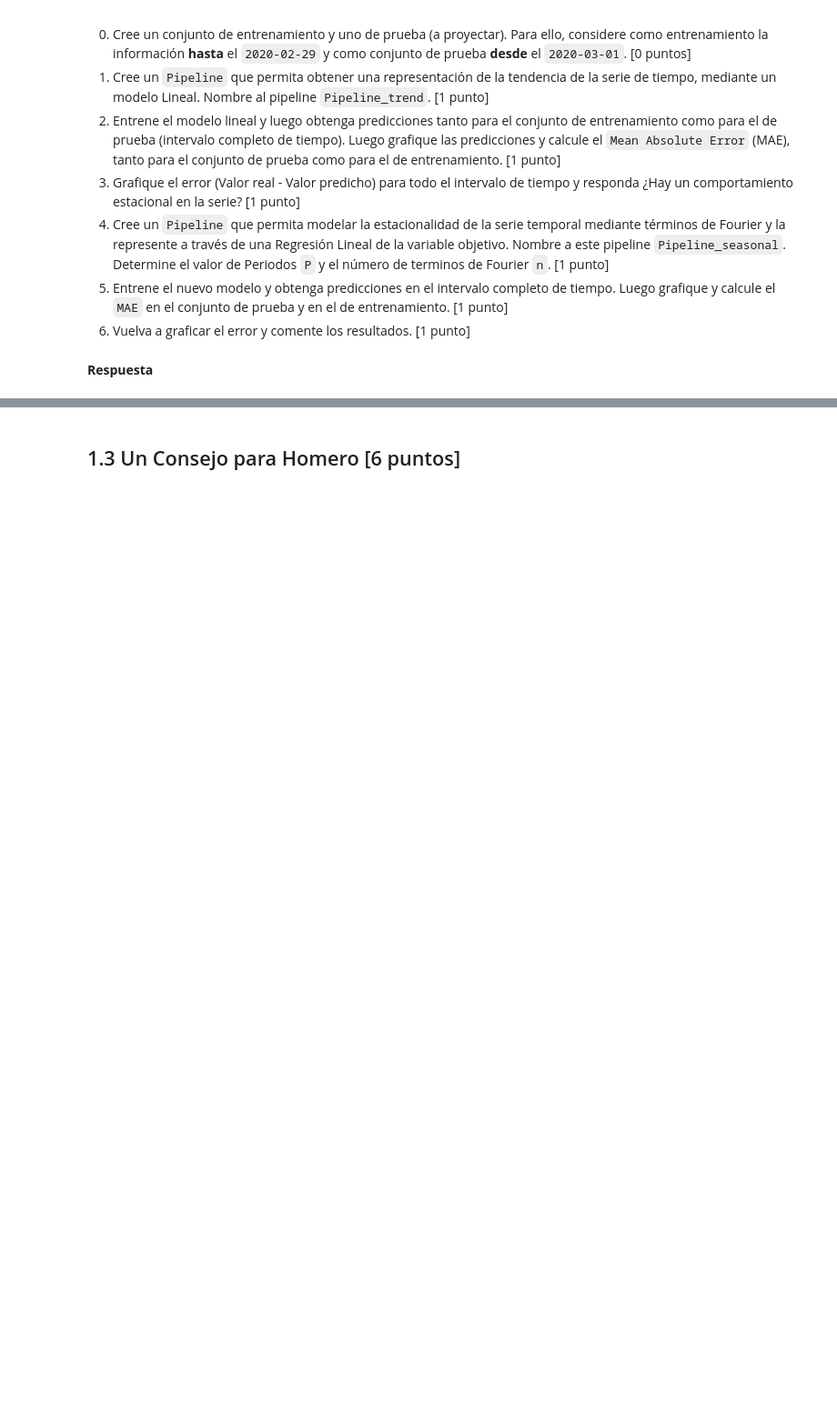
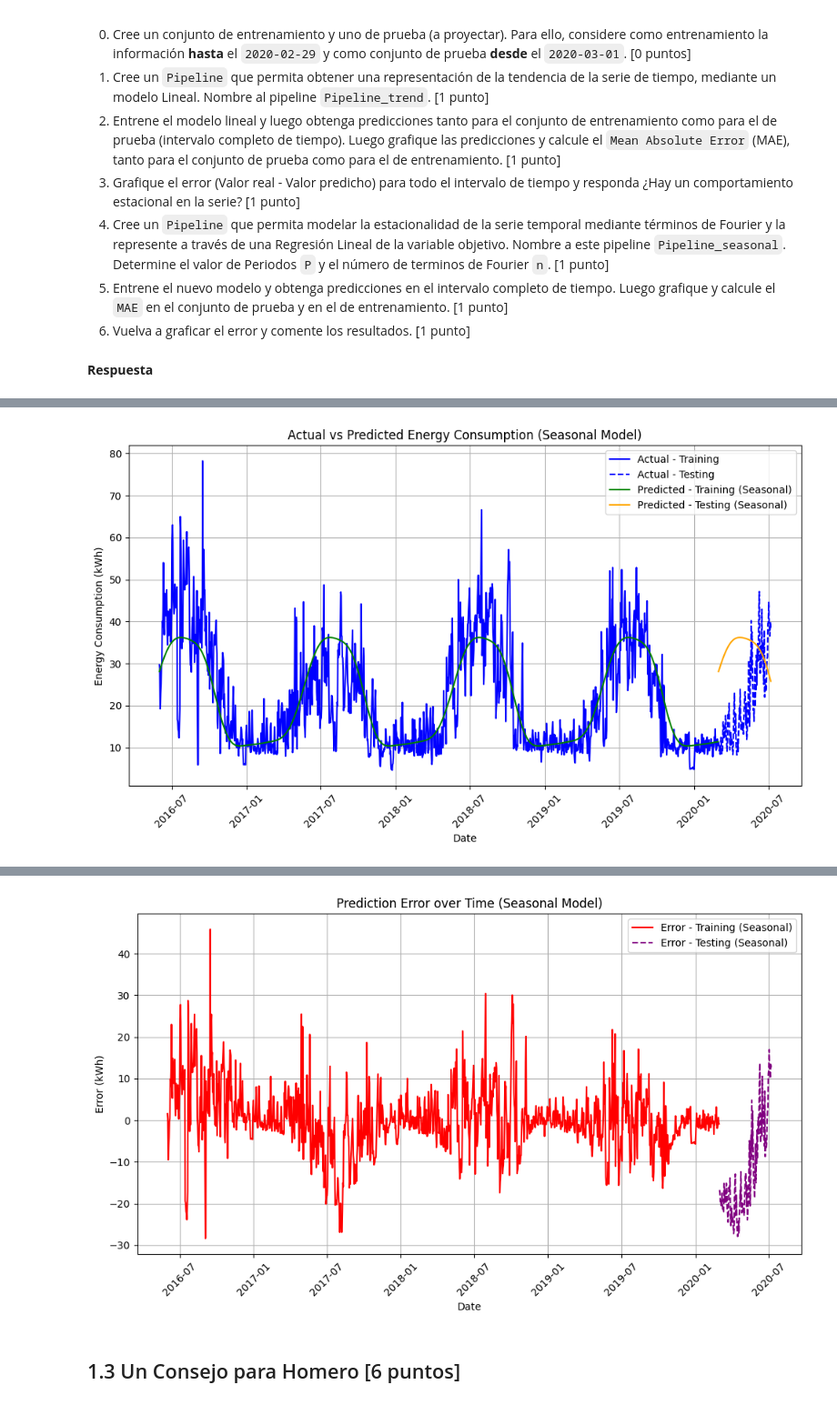
Before and after one commit to Qajirr/MDS7202-Labs, a Jupyter notebook: Lab 8 - Forecasting/Lab_8_Enunciado.ipynb, the cells around one changed output, grey strips where cells are left out. Shown at 91% size. Saved outputs shown, nothing was run; the diff lists cells and outputs as text; code cells hidden in the pictures; blank space fills up the shorter version.

```diff
--- a/Lab 8 - Forecasting/Lab_8_Enunciado.ipynb
+++ b/Lab 8 - Forecasting/Lab_8_Enunciado.ipynb
@@ -134,0 +291,75 @@ Usted, como buen ciudadano de Springfield, decide ayudar a Homero, el cual le pi
+# %%
+from sklearn.preprocessing import FunctionTransformer
+
+# Define a function to create Fourier terms for seasonality
+def create_fourier_terms(df, period=365.25, order=5):
+    """Create Fourier terms for capturing seasonality."""
+    day_index = df['day_index'].values
+    terms = []
+    for k in range(1, order + 1):
+        terms.append(np.sin(2 * np.pi * k * day_index / period))
+        terms.append(np.cos(2 * np.pi * k * day_index / period))
+    return np.column_stack(terms)
+
+# Create a pipeline to capture seasonality using Fourier terms
+Pipeline_seasonal = Pipeline([
+    ('fourier', FunctionTransformer(create_fourier_terms, kw_args={'period': 365.25, 'order': 5})),
+    ('linear_model', LinearRegression())
+])
+
+# Train the seasonal model on the training data
+Pipeline_seasonal.fit(train_data[['day_index']], train_data['Energy_kWh'])
+
+# Get predictions for both training and test sets
+train_predictions_seasonal = Pipeline_seasonal.predict(train_data[['day_index']])
+test_predictions_seasonal = Pipeline_seasonal.predict(test_data[['day_index']])
+
+# Calculate MAE for the seasonal model
+train_mae_seasonal = mean_absolute_error(train_data['Energy_kWh'], train_predictions_seasonal)
+test_mae_seasonal = mean_absolute_error(test_data['Energy_kWh'], test_predictions_seasonal)
+
+train_mae_seasonal, test_mae_seasonal
+# Plot actual vs predicted values for the seasonal model
+plt.figure(figsize=(10,6))
+
+# Plot actual values
+plt.plot(train_data['date'], train_data['Energy_kWh'], label='Actual - Training', color='blue')
+plt.plot(test_data['date'], test_data['Energy_kWh'], label='Actual - Testing', color='blue', linestyle='dashed')
+
+# Plot seasonal model predictions
+plt.plot(train_data['date'], train_predictions_seasonal, label='Predicted - Training (Seasonal)', color='green')
+plt.plot(test_data['date'], test_predictions_seasonal, label='Predicted - Testing (Seasonal)', color='orange')
+
+# Customize the plot
+plt.xlabel('Date')
+plt.ylabel('Energy Consumption (kWh)')
+plt.title('Actual vs Predicted Energy Consumption (Seasonal Model)')
+plt.legend()
+plt.grid(True)
+plt.xticks(rotation=45)
+plt.tight_layout()
+
+# Display the plot
+plt.show()
+
+# Now, plot the error (actual - predicted) for the seasonal model
+train_data['error_seasonal'] = train_data['Energy_kWh'] - train_predictions_seasonal
+test_data['error_seasonal'] = test_data['Energy_kWh'] - test_predictions_seasonal
+
+plt.figure(figsize=(10,6))
+plt.plot(train_data['date'], train_data['error_seasonal'], label='Error - Training (Seasonal)', color='red')
+plt.plot(test_data['date'], test_data['error_seasonal'], label='Error - Testing (Seasonal)', color='purple', linestyle='dashed')
+
+# Customize the error plot
+plt.xlabel('Date')
+plt.ylabel('Error (kWh)')
+plt.title('Prediction Error over Time (Seasonal Model)')
+plt.legend()
+plt.grid(True)
+plt.xticks(rotation=45)
+plt.tight_layout()
+
+# Display the error plot
+plt.show()
+# %% [output]
+[figure, added]
@@ -135,3 +376,4 @@ Usted, como buen ciudadano de Springfield, decide ayudar a Homero, el cual le pi
+[figure, added]
 # %% [markdown]
 ## 1.3 Un Consejo para Homero [6 puntos]
 # %% [markdown]
```
Also changed, not shown: parts of 18 cells of this notebook.
